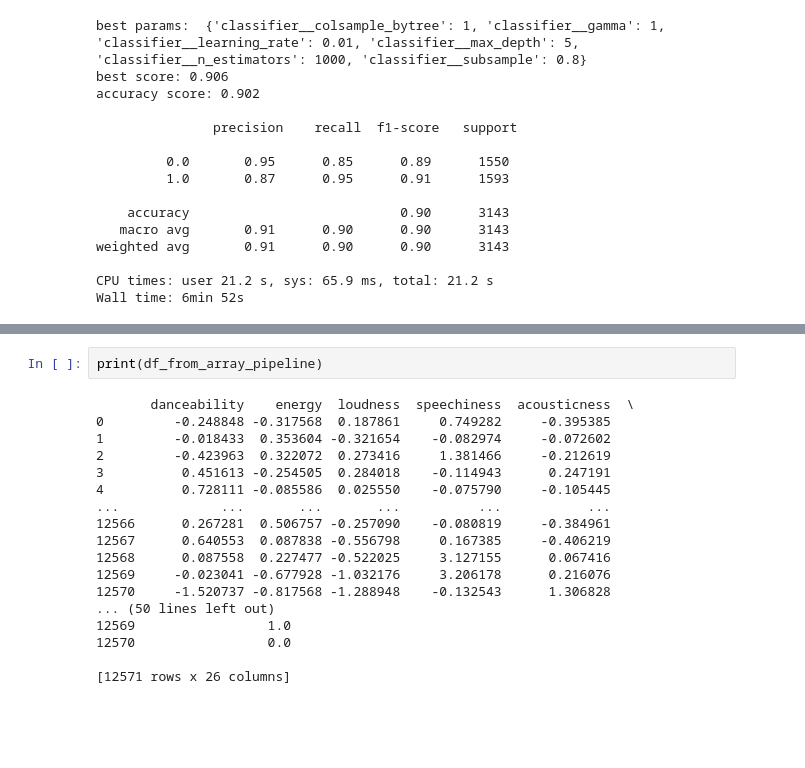
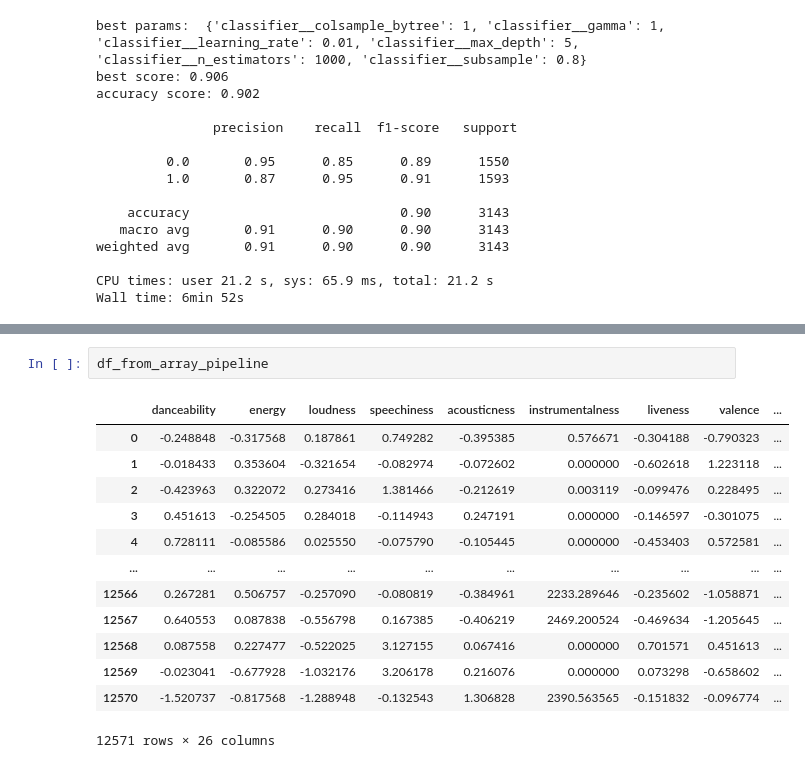
Before and after one commit to daniel-isidro/hot_n_pop_song_machine, a Jupyter notebook: modeling/modeling.ipynb, the cells around one changed output, grey strips where cells are left out. Saved outputs shown, nothing was run; the diff lists cells and outputs as text; blank space fills up the shorter version.

```diff
--- a/modeling/modeling.ipynb
+++ b/modeling/modeling.ipynb
@@ -772,21 +772,17 @@ print(CV.best_estimator_.named_steps['classifier'].get_booster().get_fscore())
-# %%
-print(df_from_array_pipeline)
-# %% [output]
-       danceability    energy  loudness  speechiness  acousticness  \
-0         -0.248848 -0.317568  0.187861     0.749282     -0.395385
-1         -0.018433  0.353604 -0.321654    -0.082974     -0.072602
-2         -0.423963  0.322072  0.273416     1.381466     -0.212619
-3          0.451613 -0.254505  0.284018    -0.114943      0.247191
-4          0.728111 -0.085586  0.025550    -0.075790     -0.105445
-...             ...       ...       ...          ...           ...
-12566      0.267281  0.506757 -0.257090    -0.080819     -0.384961
-12567      0.640553  0.087838 -0.556798     0.167385     -0.406219
-12568      0.087558  0.227477 -0.522025     3.127155      0.067416
-12569     -0.023041 -0.677928 -1.032176     3.206178      0.216076
-12570     -1.520737 -0.817568 -1.288948    -0.132543      1.306828
-... (50 lines left out)
-12569                 1.0
-12570                 0.0
-
-[12571 rows x 26 columns]
+# %%
+df_from_array_pipeline
+# %% [output]
+|  | danceability | energy | loudness | speechiness | acousticness | instrumentalness | liveness | valence | ... |
+| 0 | -0.248848 | -0.317568 | 0.187861 | 0.749282 | -0.395385 | 0.576671 | -0.304188 | -0.790323 | ... |
+| 1 | -0.018433 | 0.353604 | -0.321654 | -0.082974 | -0.072602 | 0.000000 | -0.602618 | 1.223118 | ... |
+| 2 | -0.423963 | 0.322072 | 0.273416 | 1.381466 | -0.212619 | 0.003119 | -0.099476 | 0.228495 | ... |
+| 3 | 0.451613 | -0.254505 | 0.284018 | -0.114943 | 0.247191 | 0.000000 | -0.146597 | -0.301075 | ... |
+| 4 | 0.728111 | -0.085586 | 0.025550 | -0.075790 | -0.105445 | 0.000000 | -0.453403 | 0.572581 | ... |
+| ... | ... | ... | ... | ... | ... | ... | ... | ... | ... |
+| 12566 | 0.267281 | 0.506757 | -0.257090 | -0.080819 | -0.384961 | 2233.289646 | -0.235602 | -1.058871 | ... |
+| 12567 | 0.640553 | 0.087838 | -0.556798 | 0.167385 | -0.406219 | 2469.200524 | -0.469634 | -1.205645 | ... |
+| 12568 | 0.087558 | 0.227477 | -0.522025 | 3.127155 | 0.067416 | 0.000000 | 0.701571 | 0.451613 | ... |
+| 12569 | -0.023041 | -0.677928 | -1.032176 | 3.206178 | 0.216076 | 0.000000 | 0.073298 | -0.658602 | ... |
+| 12570 | -1.520737 | -0.817568 | -1.288948 | -0.132543 | 1.306828 | 2390.563565 | -0.151832 | -0.096774 | ... |
+12571 rows × 26 columns
 # %%
```
Also changed, not shown: parts of 6 cells of this notebook.
